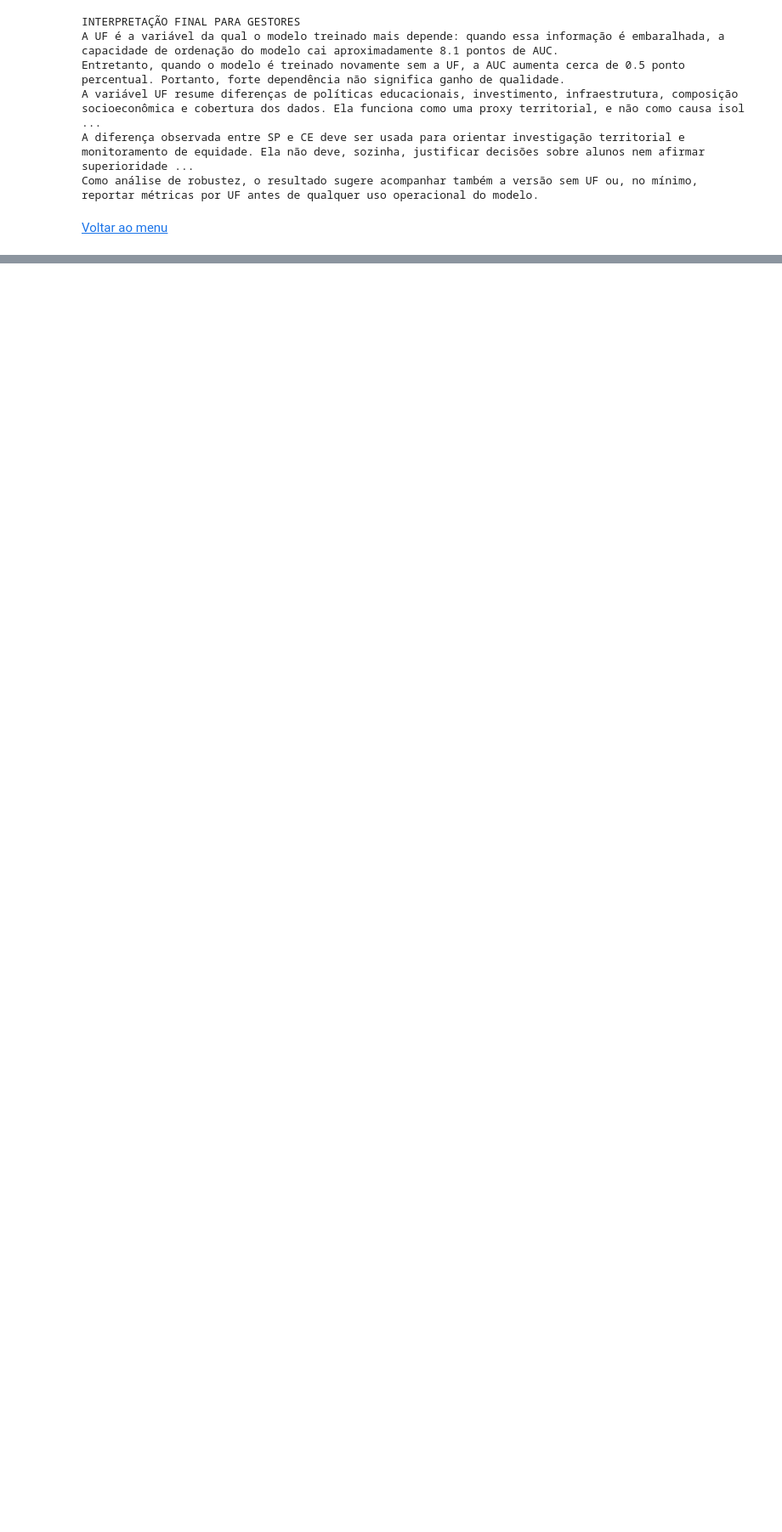
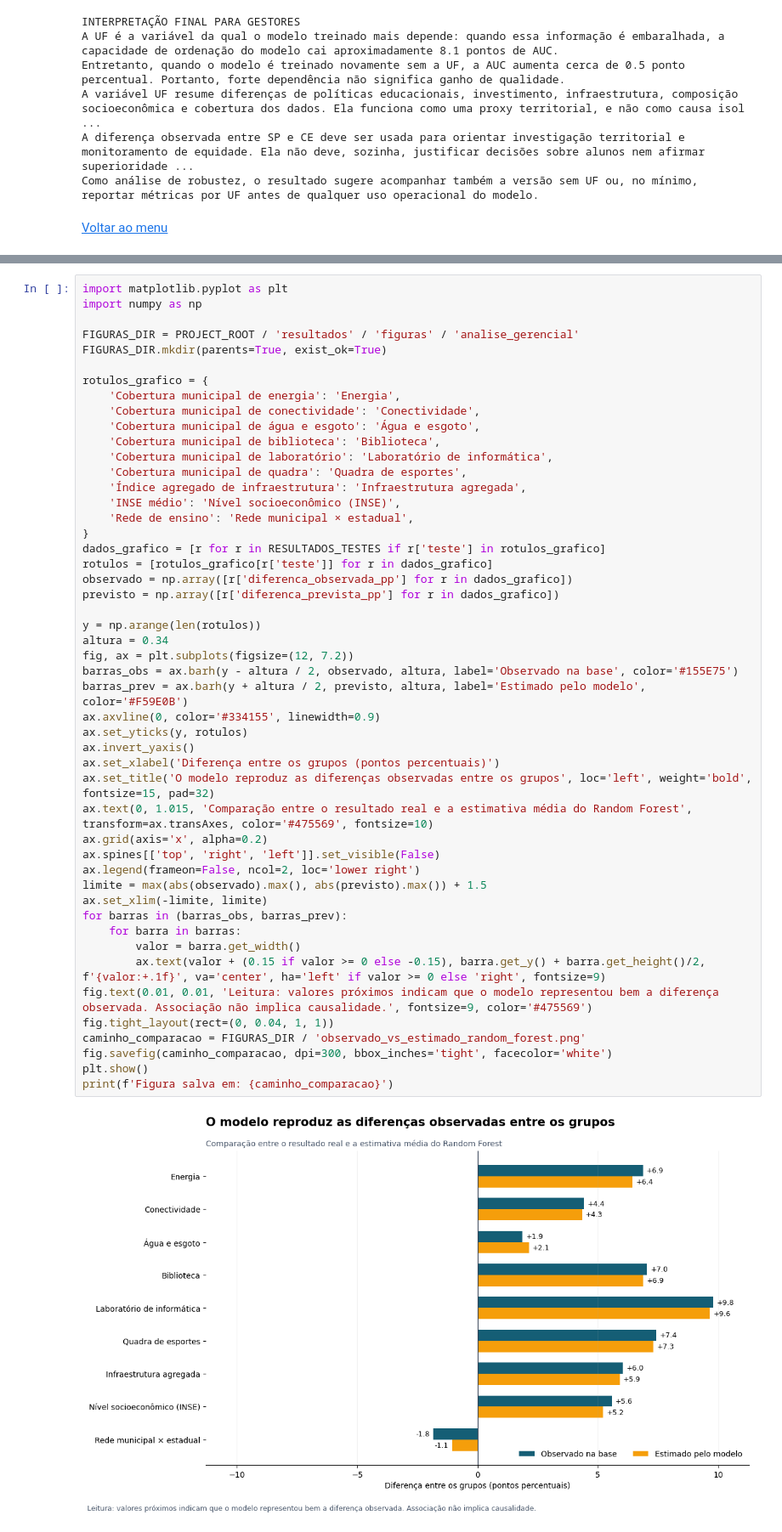
Before and after one commit to FIAP-Challenges/tech_challenge_3, a Jupyter notebook: notebooks/TC3_Analise_Gerencial_Random_Forest.ipynb, the cells around one changed output, grey strips where cells are left out. Shown at 85% size. Saved outputs shown, nothing was run; the diff lists cells and outputs as text; blank space fills up the shorter version.

Commit message:
feat(TC3-74): adiciona gráficos e painel executivo da análise gerencial

```diff
--- a/notebooks/TC3_Analise_Gerencial_Random_Forest.ipynb
+++ b/notebooks/TC3_Analise_Gerencial_Random_Forest.ipynb
@@ -868,0 +873,51 @@ Como análise de robustez, o resultado sugere acompanhar também a versão sem U
+# %%
+import matplotlib.pyplot as plt
+import numpy as np
+
+FIGURAS_DIR = PROJECT_ROOT / 'resultados' / 'figuras' / 'analise_gerencial'
+FIGURAS_DIR.mkdir(parents=True, exist_ok=True)
+
+rotulos_grafico = {
+    'Cobertura municipal de energia': 'Energia',
+    'Cobertura municipal de conectividade': 'Conectividade',
+    'Cobertura municipal de água e esgoto': 'Água e esgoto',
+    'Cobertura municipal de biblioteca': 'Biblioteca',
+    'Cobertura municipal de laboratório': 'Laboratório de informática',
+    'Cobertura municipal de quadra': 'Quadra de esportes',
+    'Índice agregado de infraestrutura': 'Infraestrutura agregada',
+    'INSE médio': 'Nível socioeconômico (INSE)',
+    'Rede de ensino': 'Rede municipal × estadual',
+}
+dados_grafico = [r for r in RESULTADOS_TESTES if r['teste'] in rotulos_grafico]
+rotulos = [rotulos_grafico[r['teste']] for r in dados_grafico]
+observado = np.array([r['diferenca_observada_pp'] for r in dados_grafico])
+previsto = np.array([r['diferenca_prevista_pp'] for r in dados_grafico])
+
+y = np.arange(len(rotulos))
+altura = 0.34
+fig, ax = plt.subplots(figsize=(12, 7.2))
+barras_obs = ax.barh(y - altura / 2, observado, altura, label='Observado na base', color='#155E75')
+barras_prev = ax.barh(y + altura / 2, previsto, altura, label='Estimado pelo modelo', color='#F59E0B')
+ax.axvline(0, color='#334155', linewidth=0.9)
+ax.set_yticks(y, rotulos)
+ax.invert_yaxis()
+ax.set_xlabel('Diferença entre os grupos (pontos percentuais)')
+ax.set_title('O modelo reproduz as diferenças observadas entre os grupos', loc='left', weight='bold', fontsize=15, pad=32)
+ax.text(0, 1.015, 'Comparação entre o resultado real e a estimativa média do Random Forest', transform=ax.transAxes, color='#475569', fontsize=10)
+ax.grid(axis='x', alpha=0.2)
+ax.spines[['top', 'right', 'left']].set_visible(False)
+ax.legend(frameon=False, ncol=2, loc='lower right')
+limite = max(abs(observado).max(), abs(previsto).max()) + 1.5
+ax.set_xlim(-limite, limite)
+for barras in (barras_obs, barras_prev):
+    for barra in barras:
+        valor = barra.get_width()
+        ax.text(valor + (0.15 if valor >= 0 else -0.15), barra.get_y() + barra.get_height()/2, f'{valor:+.1f}', va='center', ha='left' if valor >= 0 else 'right', fontsize=9)
+fig.text(0.01, 0.01, 'Leitura: valores próximos indicam que o modelo representou bem a diferença observada. Associação não implica causalidade.', fontsize=9, color='#475569')
+fig.tight_layout(rect=(0, 0.04, 1, 1))
+caminho_comparacao = FIGURAS_DIR / 'observado_vs_estimado_random_forest.png'
+fig.savefig(caminho_comparacao, dpi=300, bbox_inches='tight', facecolor='white')
+plt.show()
+print(f'Figura salva em: {caminho_comparacao}')
+# %% [output]
+[figure, added]
```
Also changed, not shown: parts of 6 cells of this notebook, 4 other files.
